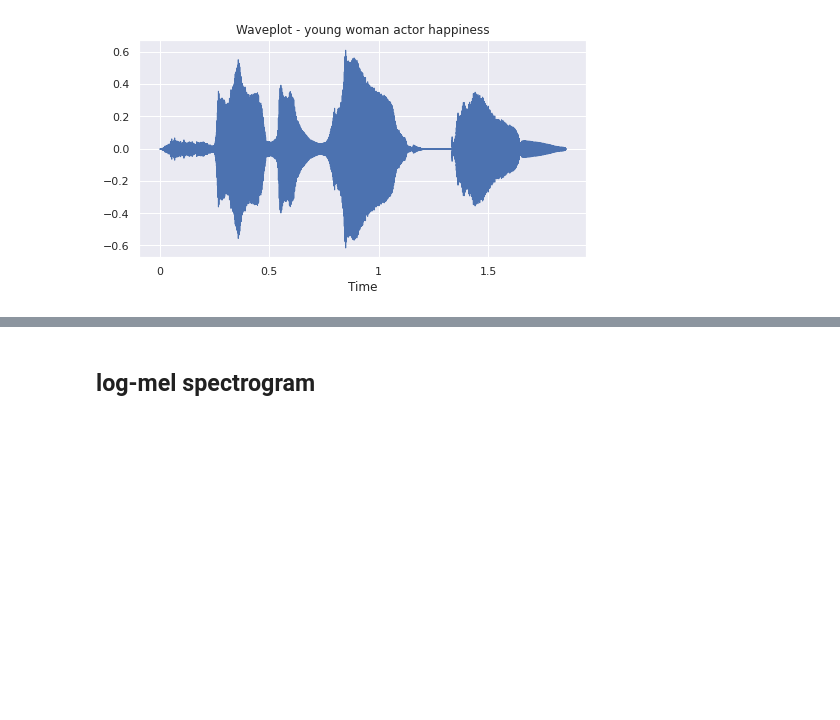
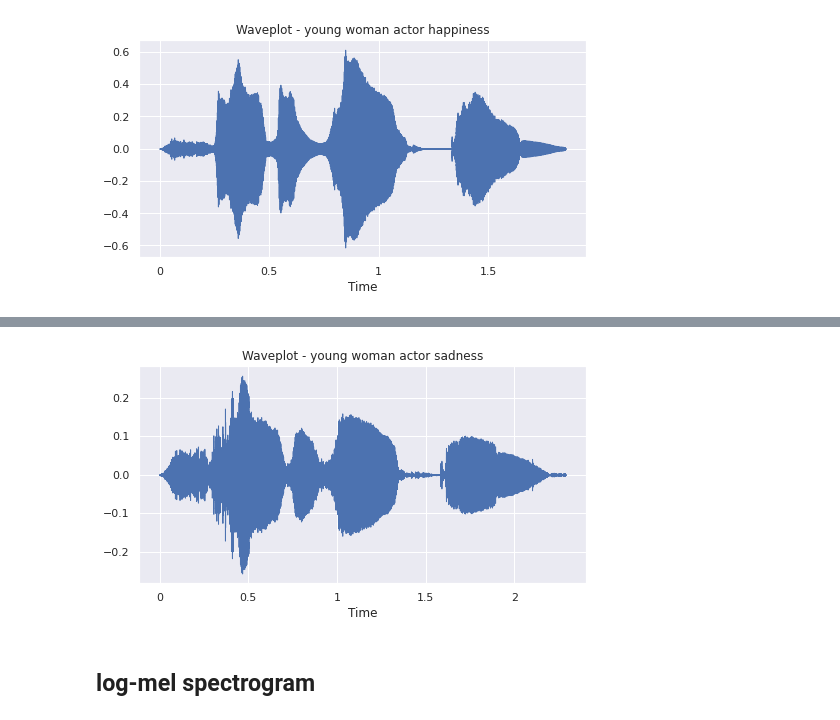
Before and after one commit to mikolajm190/python_SER_DL, a Jupyter notebook: src/tess_traditional_methods.ipynb, the cells around one changed output, grey strips where cells are left out. Saved outputs shown, nothing was run; the diff lists cells and outputs as text; code cells hidden in the pictures; blank space fills up the shorter version.

```diff
--- a/src/tess_traditional_methods.ipynb
+++ b/src/tess_traditional_methods.ipynb
@@ -87,3 +100,16 @@ plt.show()
+# %%
+import librosa.display
+
+# waveplot
+wavf3, sr3 = librosa.load('../data/tess/yaf/YAF_gun_sad.wav')
+
+plt.figure(figsize = (8, 4))
+librosa.display.waveshow(wavf3, sr = sr3)
+plt.title('Waveplot - young woman actor sadness')
+plt.savefig(imgsPath + 'waveplot_yaf_sadness.png')
+plt.show()
+# %% [output]
+[figure, added]
 # %% [markdown]
 ## log-mel spectrogram
 # %%
```
Also changed, not shown: parts of 12 cells of this notebook.
